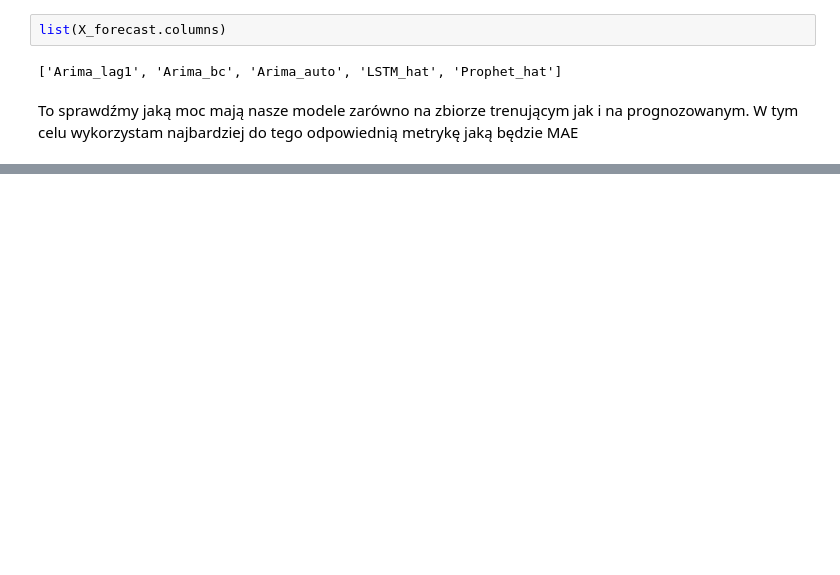
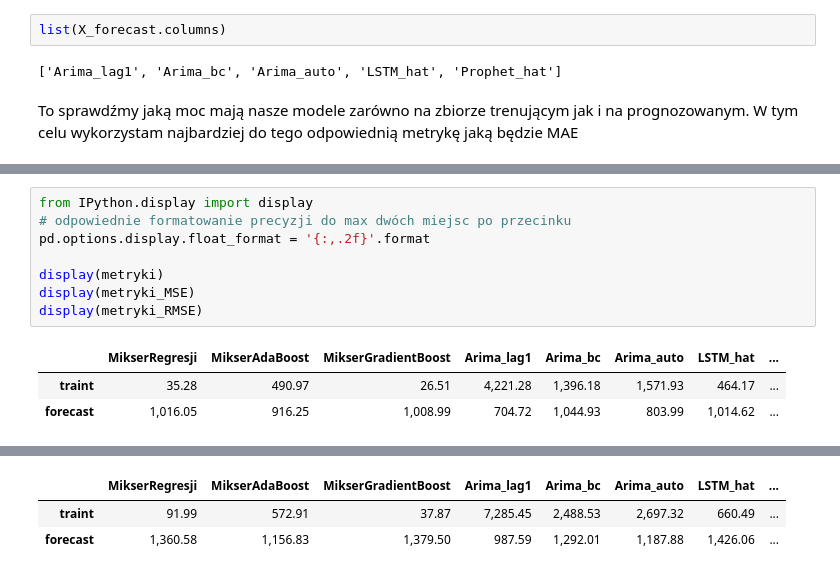
Before and after one commit to krisz17/TS-Mixer, a Jupyter notebook: 1MixerForTS.ipynb, the cells around one changed output, grey strips where cells are left out. Cells and saved outputs as stored; diff of their text form; blank space fills up the shorter version.

```diff
--- a/1MixerForTS.ipynb
+++ b/1MixerForTS.ipynb
@@ -226,0 +278,12 @@ metryki
+# %%
+from IPython.display import display
+# odpowiednie formatowanie precyzji do max dwóch miejsc po przecinku
+pd.options.display.float_format = '{:,.2f}'.format
+
+display(metryki)
+display(metryki_MSE)
+display(metryki_RMSE)
+# %% [output]
+|  | MikserRegresji | MikserAdaBoost | MikserGradientBoost | Arima_lag1 | Arima_bc | Arima_auto | LSTM_hat | ... |
+| traint | 35.28 | 490.97 | 26.51 | 4,221.28 | 1,396.18 | 1,571.93 | 464.17 | ... |
+| forecast | 1,016.05 | 916.25 | 1,008.99 | 704.72 | 1,044.93 | 803.99 | 1,014.62 | ... |
@@ -226,0 +293,3 @@ metryki
+|  | MikserRegresji | MikserAdaBoost | MikserGradientBoost | Arima_lag1 | Arima_bc | Arima_auto | LSTM_hat | ... |
+| traint | 91.99 | 572.91 | 37.87 | 7,285.45 | 2,488.53 | 2,697.32 | 660.49 | ... |
+| forecast | 1,360.58 | 1,156.83 | 1,379.50 | 987.59 | 1,292.01 | 1,187.88 | 1,426.06 | ... |
```
Also changed, not shown: parts of 11 cells of this notebook, 3 other files.
